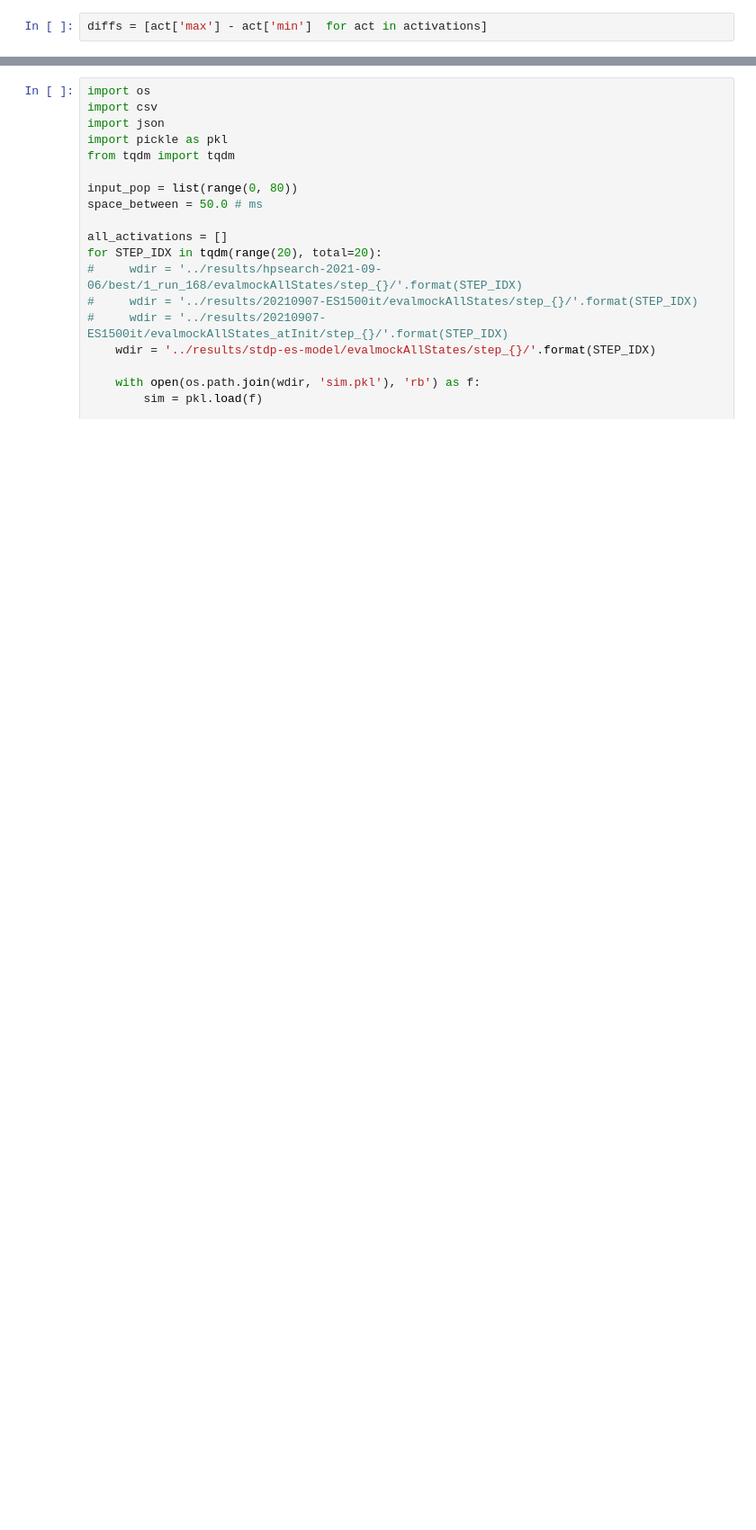
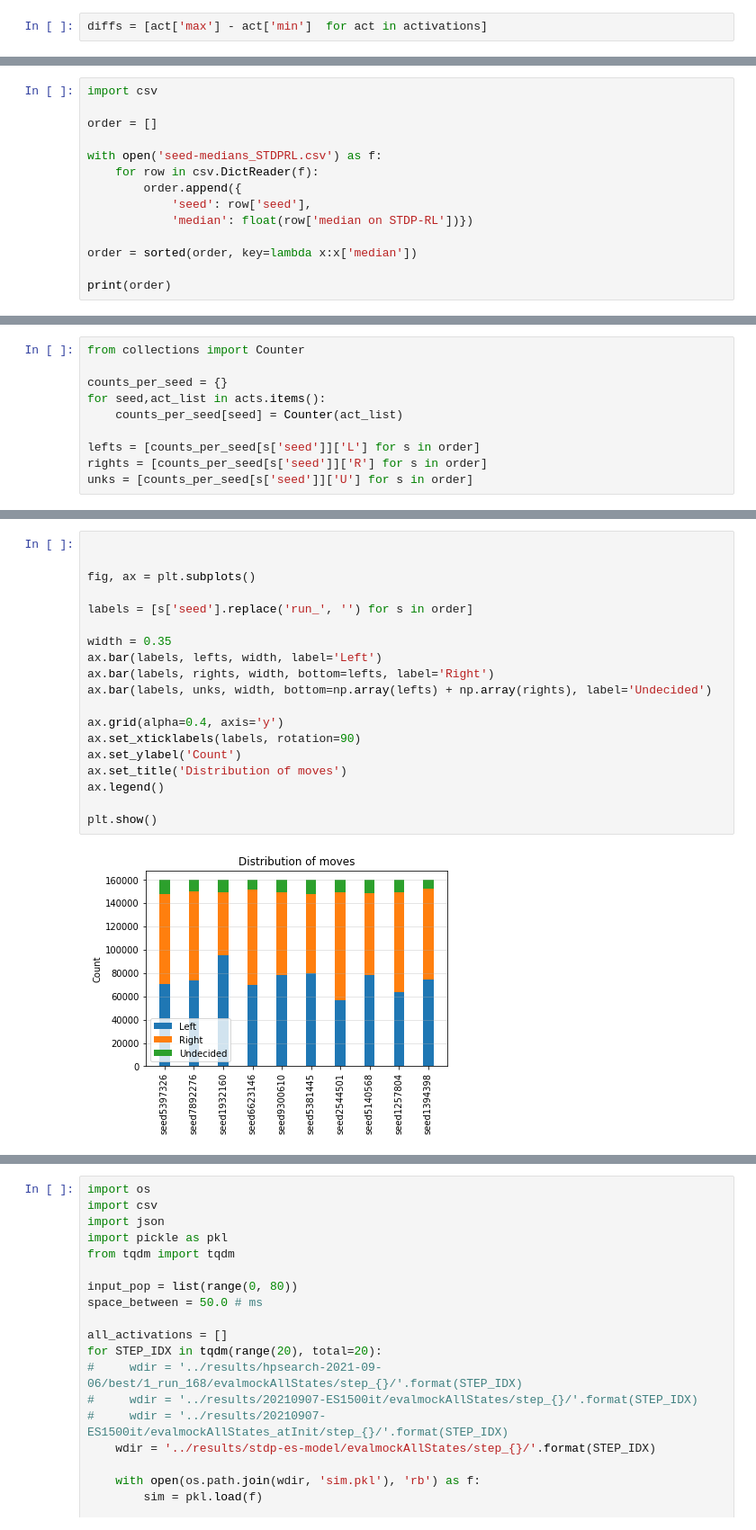
Before and after one commit to NathanKlineInstitute/netpyne-STDP, a Jupyter notebook: notebooks/Analyse each-neuron direct influence.ipynb, the cells around one changed output, grey strips where cells are left out. Shown at 90% size. Saved outputs shown, nothing was run; the diff lists cells and outputs as text; blank space fills up the shorter version.

```diff
--- a/notebooks/Analyse each-neuron direct influence.ipynb
+++ b/notebooks/Analyse each-neuron direct influence.ipynb
@@ -58,0 +391,14 @@ plt.show()
+# %%
+import csv
+
+order = []
+
+with open('seed-medians_STDPRL.csv') as f:
+    for row in csv.DictReader(f):
+        order.append({
+            'seed': row['seed'],
+            'median': float(row['median on STDP-RL'])})
+
+order = sorted(order, key=lambda x:x['median'])
+
+print(order)
@@ -58,0 +407,10 @@ plt.show()
+# %%
+from collections import Counter
+
+counts_per_seed = {}
+for seed,act_list in acts.items():
+    counts_per_seed[seed] = Counter(act_list)
+
+lefts = [counts_per_seed[s['seed']]['L'] for s in order]
+rights = [counts_per_seed[s['seed']]['R'] for s in order]
+unks = [counts_per_seed[s['seed']]['U'] for s in order]
@@ -58,0 +421,21 @@ plt.show()
+# %%
+
+
+fig, ax = plt.subplots()
+
+labels = [s['seed'].replace('run_', '') for s in order]
+
+width = 0.35
+ax.bar(labels, lefts, width, label='Left')
+ax.bar(labels, rights, width, bottom=lefts, label='Right')
+ax.bar(labels, unks, width, bottom=np.array(lefts) + np.array(rights), label='Undecided')
+
+ax.grid(alpha=0.4, axis='y')
+ax.set_xticklabels(labels, rotation=90)
+ax.set_ylabel('Count')
+ax.set_title('Distribution of moves')
+ax.legend()
+
+plt.show()
+# %% [output]
+[figure, added]
```
Also changed, not shown: parts of 60 cells of this notebook, 13 other files.
